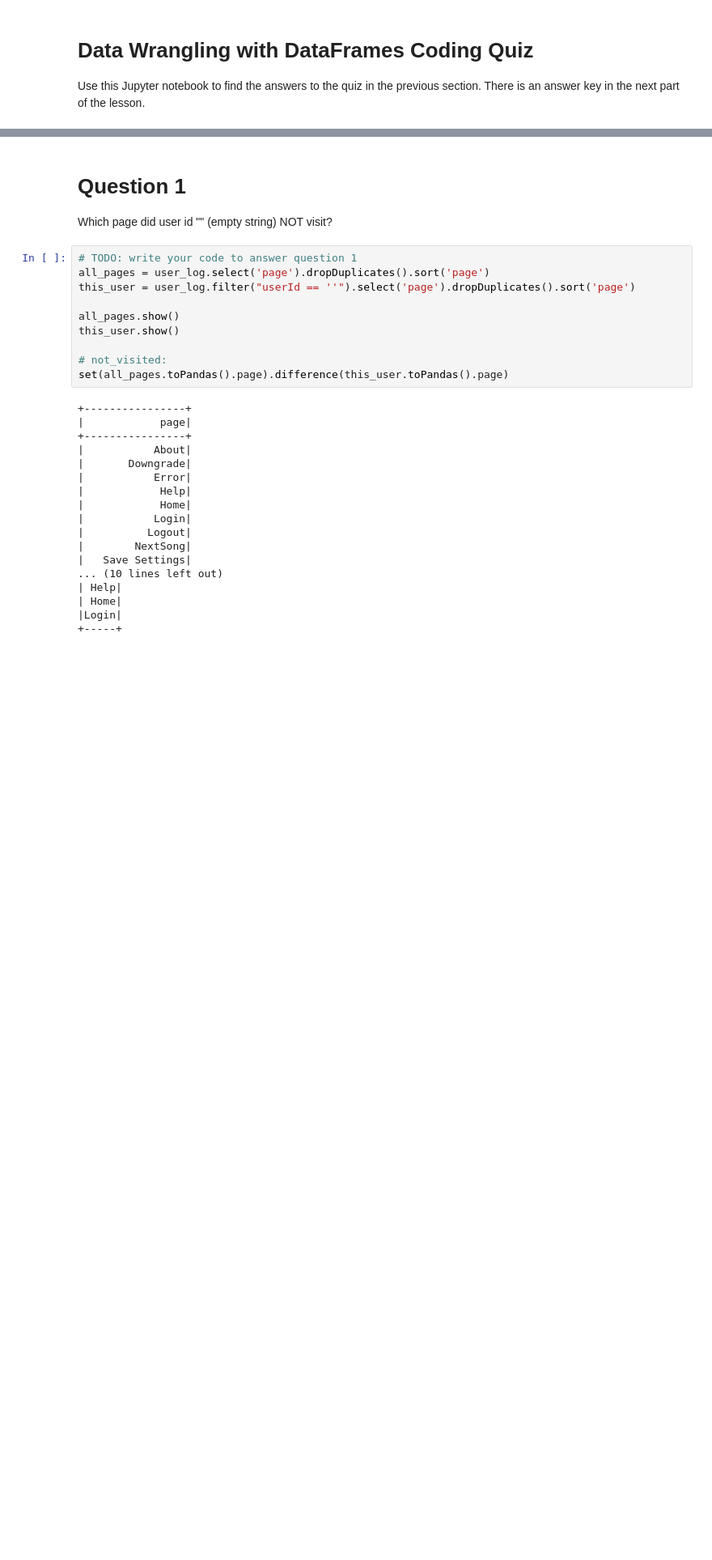
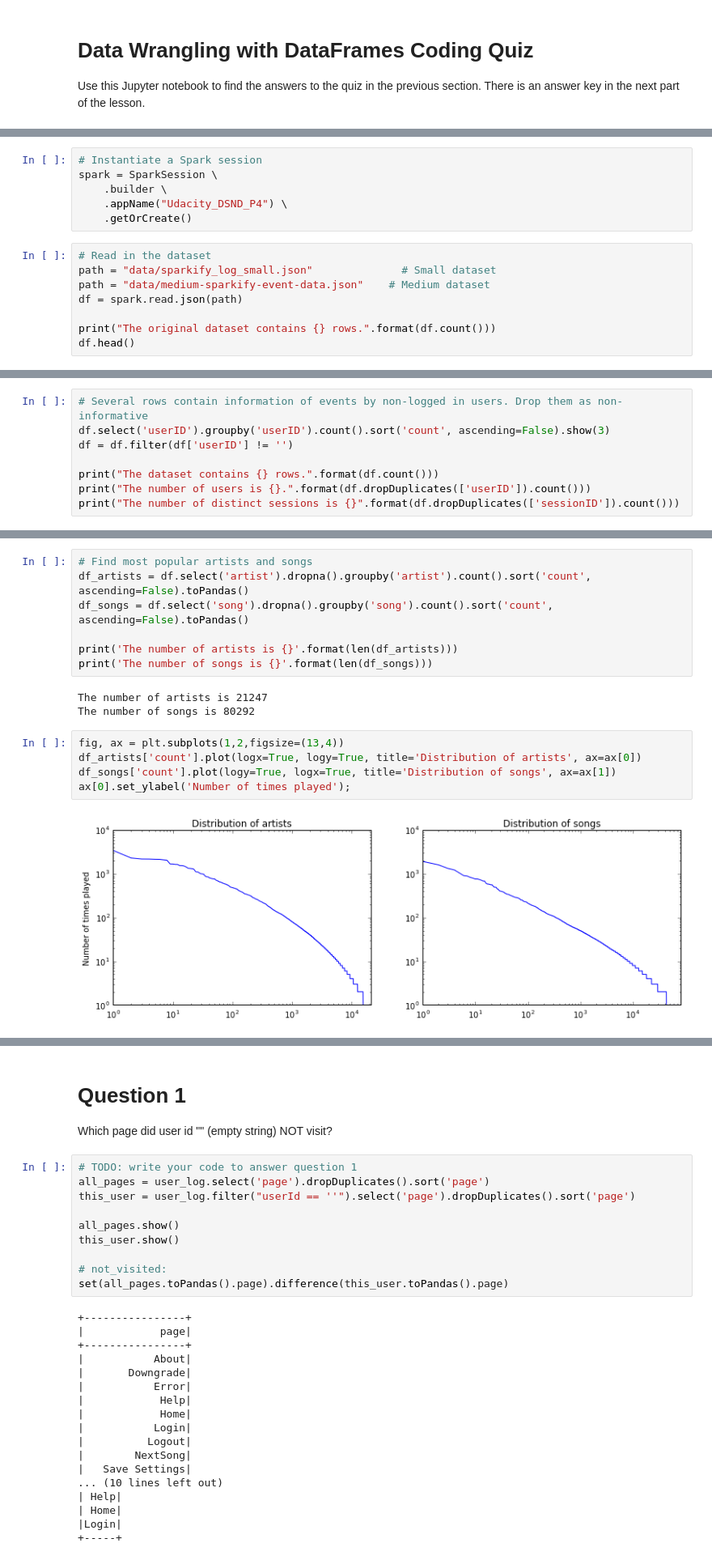
Before and after one commit to genematx/DSND_Project_4, a Jupyter notebook: 5_dataframe_quiz.ipynb, the cells around one changed output, grey strips where cells are left out. Shown at 81% size. Saved outputs shown, nothing was run; the diff lists cells and outputs as text; blank space fills up the shorter version.

```diff
--- a/5_dataframe_quiz.ipynb
+++ b/5_dataframe_quiz.ipynb
@@ -57,0 +17,14 @@ root
+# %%
+# Instantiate a Spark session
+spark = SparkSession \
+    .builder \
+    .appName("Udacity_DSND_P4") \
+    .getOrCreate()
+# %%
+# Read in the dataset
+path = "data/sparkify_log_small.json"              # Small dataset
+path = "data/medium-sparkify-event-data.json"    # Medium dataset
+df = spark.read.json(path)
+
+print("The original dataset contains {} rows.".format(df.count()))
+df.head()
@@ -57,0 +61,8 @@ root
+# %%
+# Several rows contain information of events by non-logged in users. Drop them as non-informative
+df.select('userID').groupby('userID').count().sort('count', ascending=False).show(3)
+df = df.filter(df['userID'] != '')
+
+print("The dataset contains {} rows.".format(df.count()))
+print("The number of users is {}.".format(df.dropDuplicates(['userID']).count()))
+print("The number of distinct sessions is {}".format(df.dropDuplicates(['sessionID']).count()))
@@ -57,0 +82,17 @@ root
+# %%
+# Find most popular artists and songs
+df_artists = df.select('artist').dropna().groupby('artist').count().sort('count', ascending=False).toPandas()
+df_songs = df.select('song').dropna().groupby('song').count().sort('count', ascending=False).toPandas()
+
+print('The number of artists is {}'.format(len(df_artists)))
+print('The number of songs is {}'.format(len(df_songs)))
+# %% [output]
+The number of artists is 21247
+The number of songs is 80292
+# %%
+fig, ax = plt.subplots(1,2,figsize=(13,4))
+df_artists['count'].plot(logx=True, logy=True, title='Distribution of artists', ax=ax[0])
+df_songs['count'].plot(logy=True, logx=True, title='Distribution of songs', ax=ax[1])
+ax[0].set_ylabel('Number of times played');
+# %% [output]
+[figure, added]
```
Also changed, not shown: parts of 18 cells of this notebook, 1 other file.
